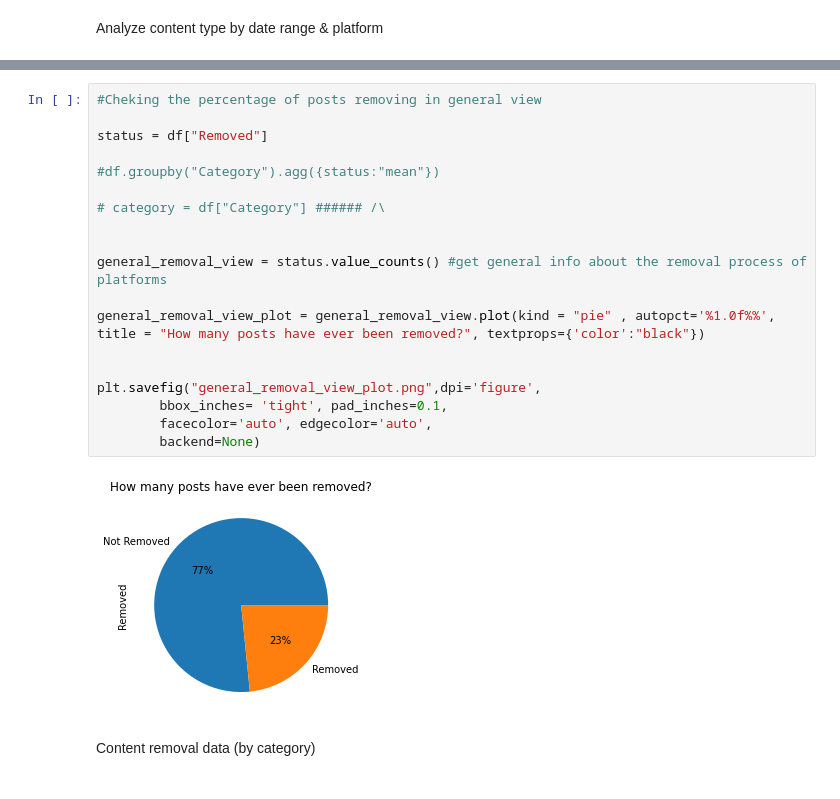
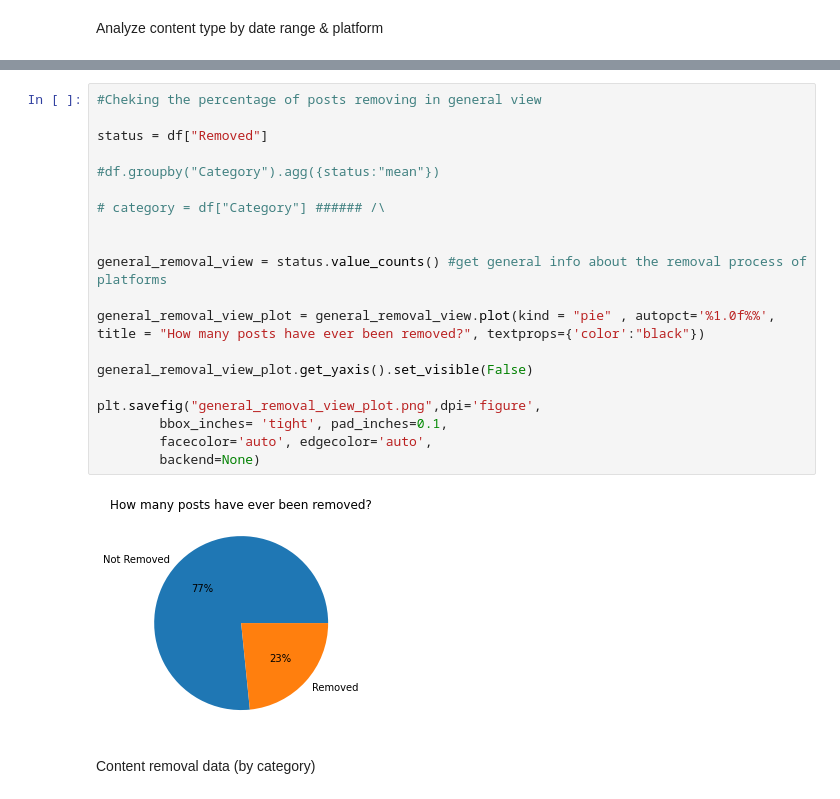
Before and after one commit to zackb124/Data-analysis-project-FOA, a Jupyter notebook: inner organization report/Inner organization report.ipynb, the cells around one changed output, grey strips where cells are left out. Drawn from its saved outputs; the diff is of its cells as text.

```diff
--- a/inner organization report/Inner organization report.ipynb
+++ b/inner organization report/Inner organization report.ipynb
@@ -90,24 +99,25 @@ plt.savefig("categories_per_each_platform.png",dpi='figure',
 # %%
 #Cheking the percentage of posts removing in general view
 
 status = df["Removed"]
 
 #df.groupby("Category").agg({status:"mean"})
 
 # category = df["Category"] ###### /\
 
 
 general_removal_view = status.value_counts() #get general info about the removal process of platforms
 
 general_removal_view_plot = general_removal_view.plot(kind = "pie" , autopct='%1.0f%%', title = "How many posts have ever been removed?", textprops={'color':"black"})
 
+general_removal_view_plot.get_yaxis().set_visible(False)
 
 plt.savefig("general_removal_view_plot.png",dpi='figure',
         bbox_inches= 'tight', pad_inches=0.1,
         facecolor='auto', edgecolor='auto',
         backend=None)
 # %% [output]
-[figure, old version]
+[figure, new version]
 # %% [markdown]
 Content removal data (by category)
 # %%
```
Also changed, not shown: parts of 10 cells of this notebook, 13 other files.
